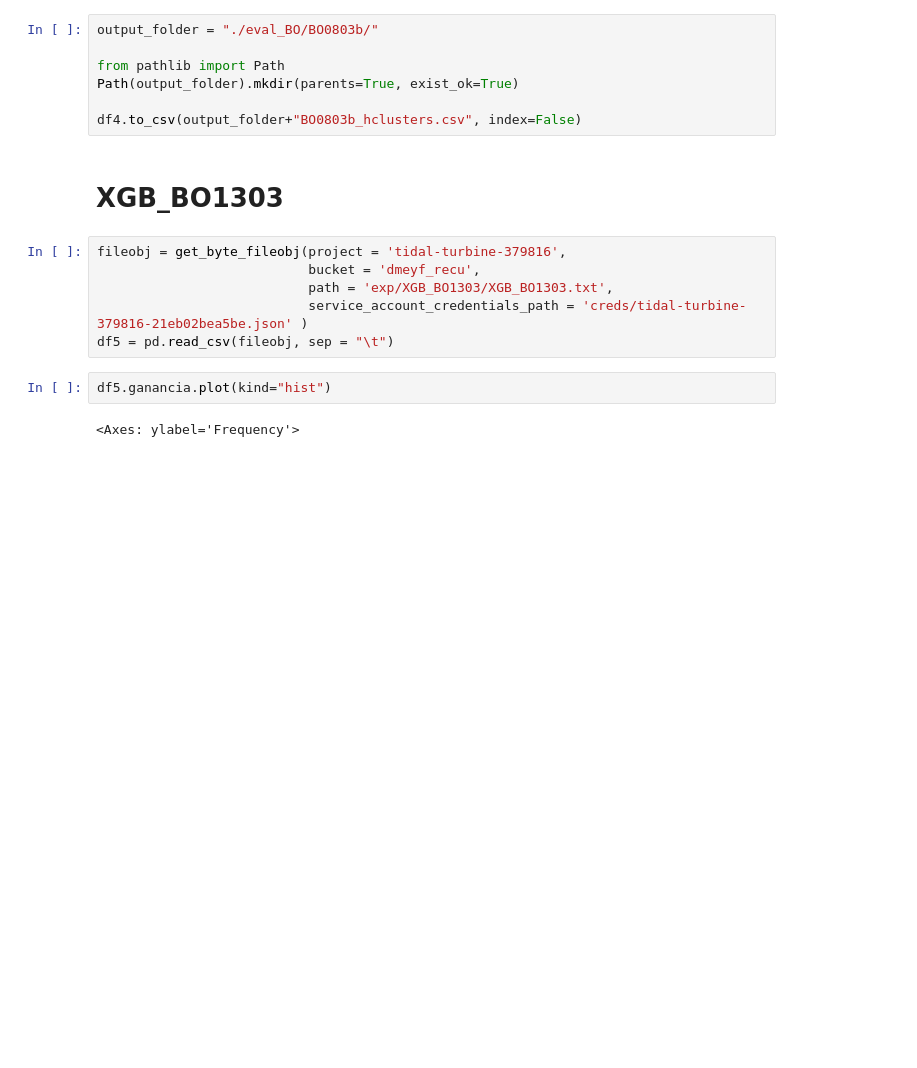
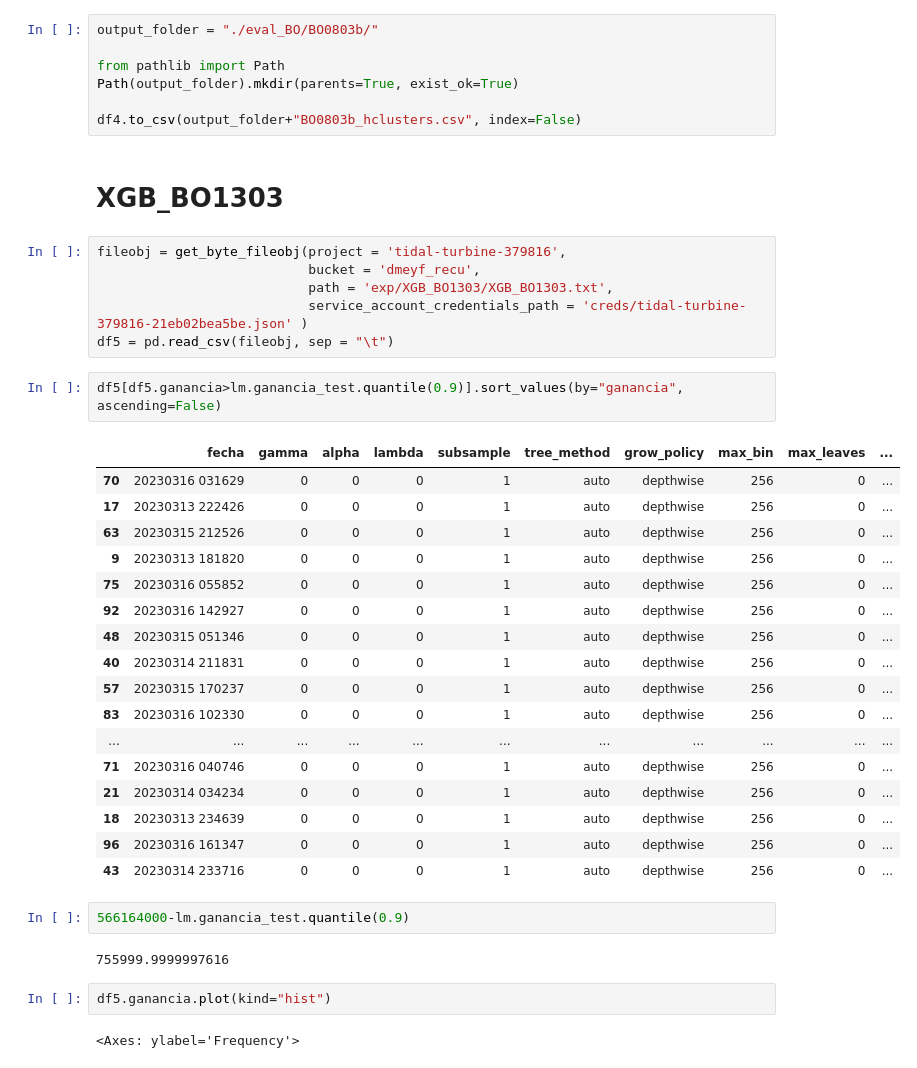
Before and after one commit to Ignacio-Ibarra/mastercard_churning, a Jupyter notebook: eval_BO/eval_BO.ipynb, the cells around one changed output. Drawn from its saved outputs; the diff is of its cells as text; blank space fills up the shorter version.

```diff
--- a/eval_BO/eval_BO.ipynb
+++ b/eval_BO/eval_BO.ipynb
@@ -469,6 +472,30 @@ fileobj = get_byte_fileobj(project = 'tidal-turbine-379816',
                            path = 'exp/XGB_BO1303/XGB_BO1303.txt',
                            service_account_credentials_path = 'creds/tidal-turbine-379816-21eb02bea5be.json' )
 df5 = pd.read_csv(fileobj, sep = "\t")
+# %%
+df5[df5.ganancia>lm.ganancia_test.quantile(0.9)].sort_values(by="ganancia", ascending=False)
+# %% [output]
+|  | fecha | gamma | alpha | lambda | subsample | tree_method | grow_policy | max_bin | max_leaves | ... |
+| 70 | 20230316 031629 | 0 | 0 | 0 | 1 | auto | depthwise | 256 | 0 | ... |
+| 17 | 20230313 222426 | 0 | 0 | 0 | 1 | auto | depthwise | 256 | 0 | ... |
+| 63 | 20230315 212526 | 0 | 0 | 0 | 1 | auto | depthwise | 256 | 0 | ... |
+| 9 | 20230313 181820 | 0 | 0 | 0 | 1 | auto | depthwise | 256 | 0 | ... |
+| 75 | 20230316 055852 | 0 | 0 | 0 | 1 | auto | depthwise | 256 | 0 | ... |
+| 92 | 20230316 142927 | 0 | 0 | 0 | 1 | auto | depthwise | 256 | 0 | ... |
+| 48 | 20230315 051346 | 0 | 0 | 0 | 1 | auto | depthwise | 256 | 0 | ... |
+| 40 | 20230314 211831 | 0 | 0 | 0 | 1 | auto | depthwise | 256 | 0 | ... |
+| 57 | 20230315 170237 | 0 | 0 | 0 | 1 | auto | depthwise | 256 | 0 | ... |
+| 83 | 20230316 102330 | 0 | 0 | 0 | 1 | auto | depthwise | 256 | 0 | ... |
+| ... | ... | ... | ... | ... | ... | ... | ... | ... | ... | ... |
+| 71 | 20230316 040746 | 0 | 0 | 0 | 1 | auto | depthwise | 256 | 0 | ... |
+| 21 | 20230314 034234 | 0 | 0 | 0 | 1 | auto | depthwise | 256 | 0 | ... |
+| 18 | 20230313 234639 | 0 | 0 | 0 | 1 | auto | depthwise | 256 | 0 | ... |
+| 96 | 20230316 161347 | 0 | 0 | 0 | 1 | auto | depthwise | 256 | 0 | ... |
+| 43 | 20230314 233716 | 0 | 0 | 0 | 1 | auto | depthwise | 256 | 0 | ... |
+# %%
+566164000-lm.ganancia_test.quantile(0.9)
+# %% [output]
+755999.9999997616
 # %%
 df5.ganancia.plot(kind="hist")
 # %% [output]
```
Also changed, not shown: parts of 4 cells of this notebook, 1 other file.
